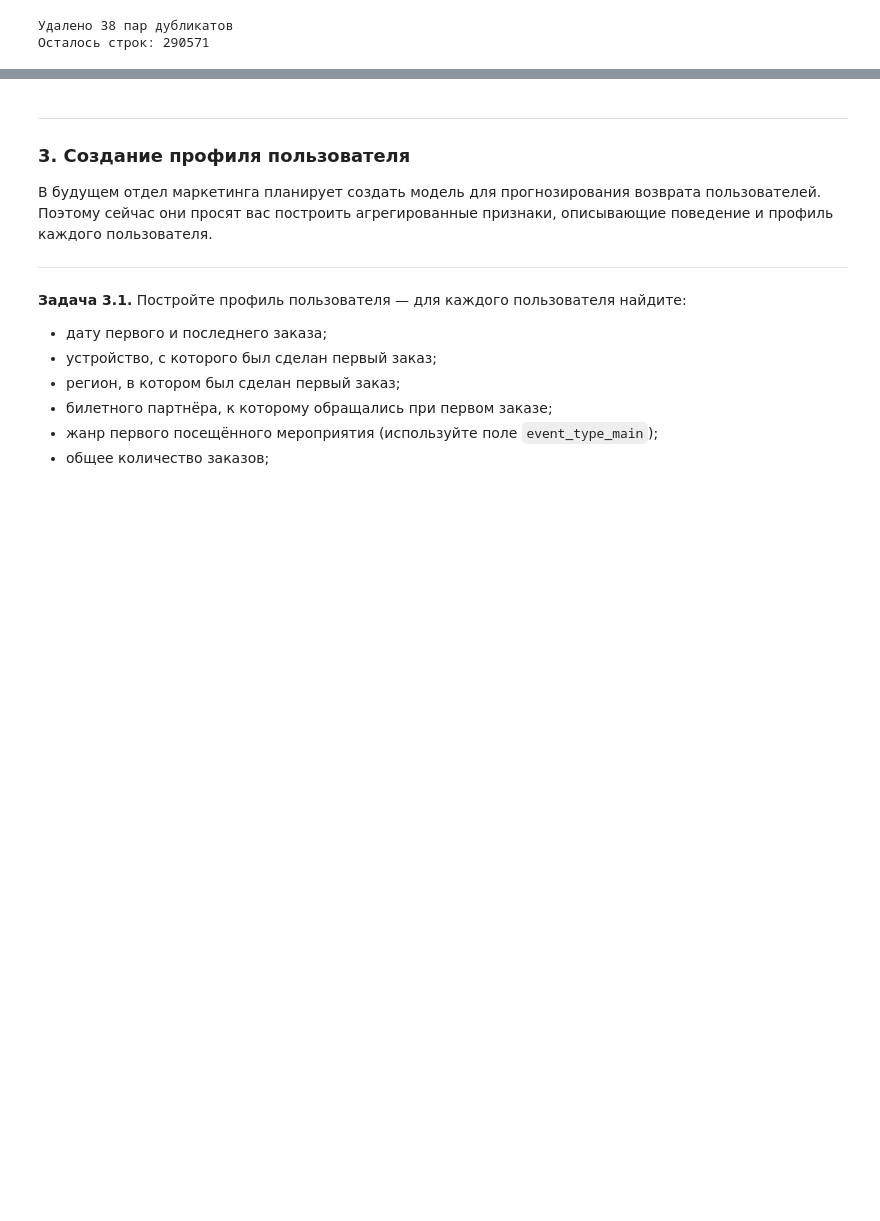
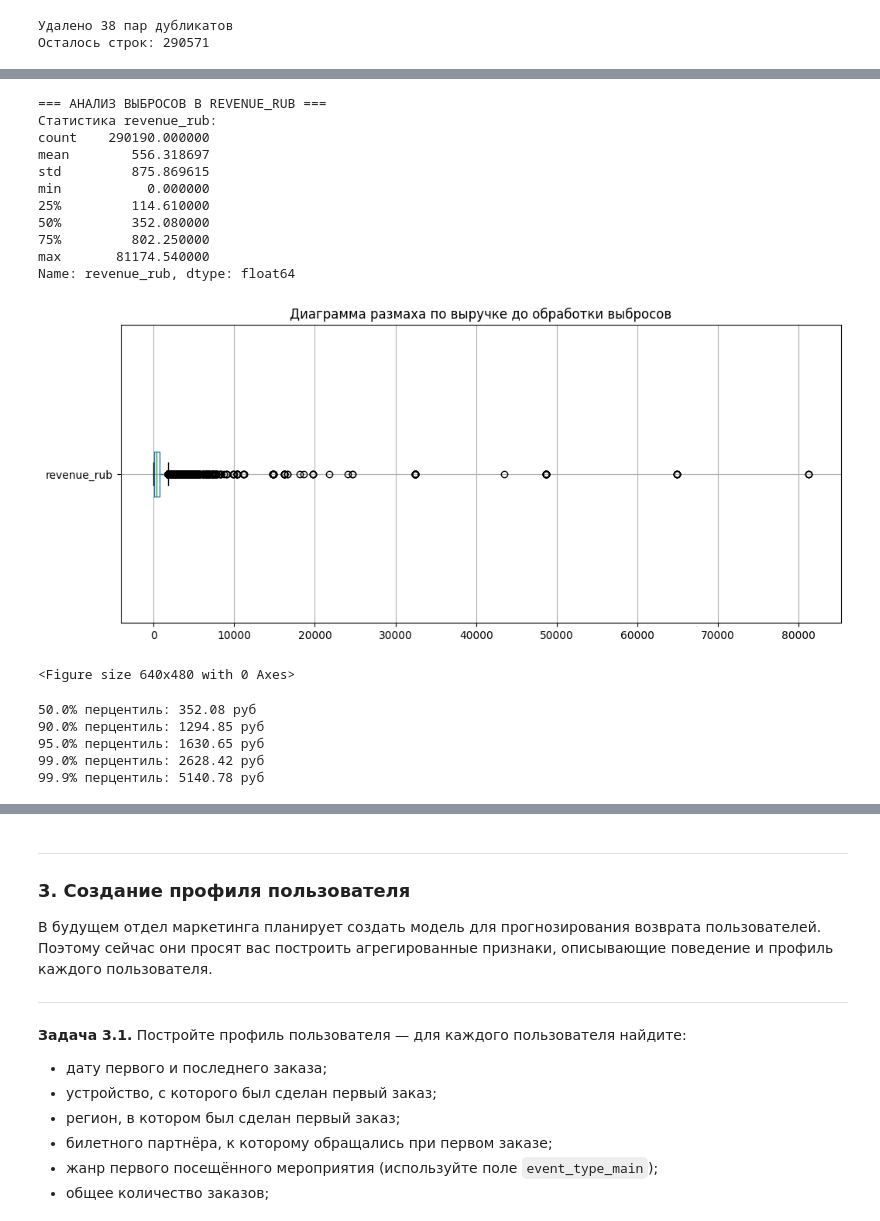
Before and after one commit to goskom030-git/yandex-afisha-analysis, a Jupyter notebook: b689e788-5b12-464d-9438-af0736e3047d.ipynb, the cells around one changed output, grey strips where cells are left out. Cells and saved outputs as stored; diff of their text form; code cells hidden in the pictures; blank space fills up the shorter version.

```diff
--- a/b689e788-5b12-464d-9438-af0736e3047d.ipynb
+++ b/b689e788-5b12-464d-9438-af0736e3047d.ipynb
@@ -597,0 +558,20 @@ plt.show()
+# %%
+print("=== АНАЛИЗ ОТРИЦАТЕЛЬНОЙ ВЫРУЧКИ ===")
+
+
+negative_revenue = df[df['revenue_rub'] < 0]
+negative_count = len(negative_revenue)
+total_count = len(df)
+
+print(f"Заказов с отрицательной выручкой: {negative_count}")
+print(f"Всего заказов: {total_count}")
+print(f"Доля возвратов: {negative_count / total_count * 100:.2f}%")
+
+
+if negative_count > 0:
+    print("\nПримеры возвратов:")
+    display(negative_revenue[['user_id', 'order_dt', 'revenue', 'revenue_rub', 'currency_code']].head(5))
+
+
+df = df[df['revenue_rub'] >= 0]
+print(f"\n✅ Возвраты удалены. Осталось строк: {len(df)}")
@@ -597,0 +592,38 @@ plt.show()
+# %%
+print("=== АНАЛИЗ ВЫБРОСОВ В REVENUE_RUB ===")
+
+# 4.1 Статистика после конвертации
+print("Статистика revenue_rub:")
+print(df['revenue_rub'].describe())
+
+plt.figure(figsize=(12,5))
+df.boxplot(column='revenue_rub', vert=False, grid=True, figsize=(12,6))
+plt.title('Диаграмма размаха по выручке до обработки выбросов')
+plt.show()
+plt.tight_layout()
+plt.show()
+
+# 4.3 Анализ перцентилей
+percentiles = [0.5, 0.9, 0.95, 0.99, 0.999]
+for p in percentiles:
+    value = df['revenue_rub'].quantile(p)
+    print(f"{p*100:.1f}% перцентиль: {value:.2f} руб")
+# %% [output]
+=== АНАЛИЗ ВЫБРОСОВ В REVENUE_RUB ===
+Статистика revenue_rub:
+count    290190.000000
+mean        556.318697
+std         875.869615
+min           0.000000
+25%         114.610000
+50%         352.080000
+75%         802.250000
+max       81174.540000
+Name: revenue_rub, dtype: float64
+[figure, added]
+<Figure size 640x480 with 0 Axes>
+50.0% перцентиль: 352.08 руб
+90.0% перцентиль: 1294.85 руб
+95.0% перцентиль: 1630.65 руб
+99.0% перцентиль: 2628.42 руб
+99.9% перцентиль: 5140.78 руб
```
Also changed, not shown: parts of 37 cells of this notebook.
